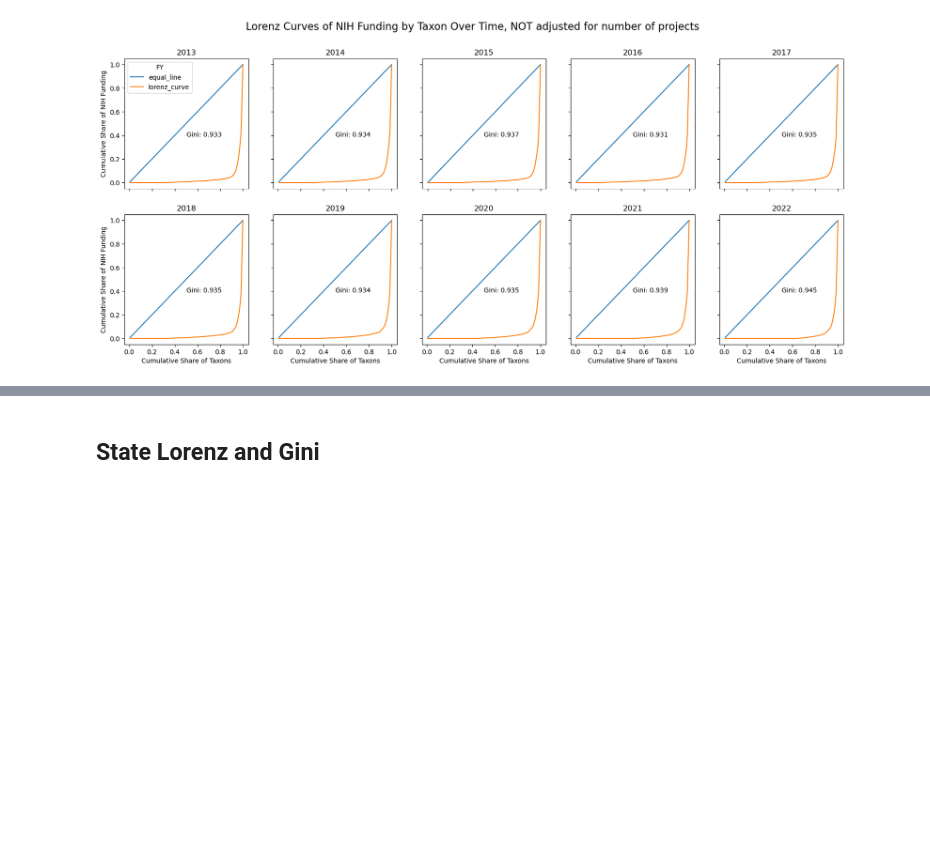
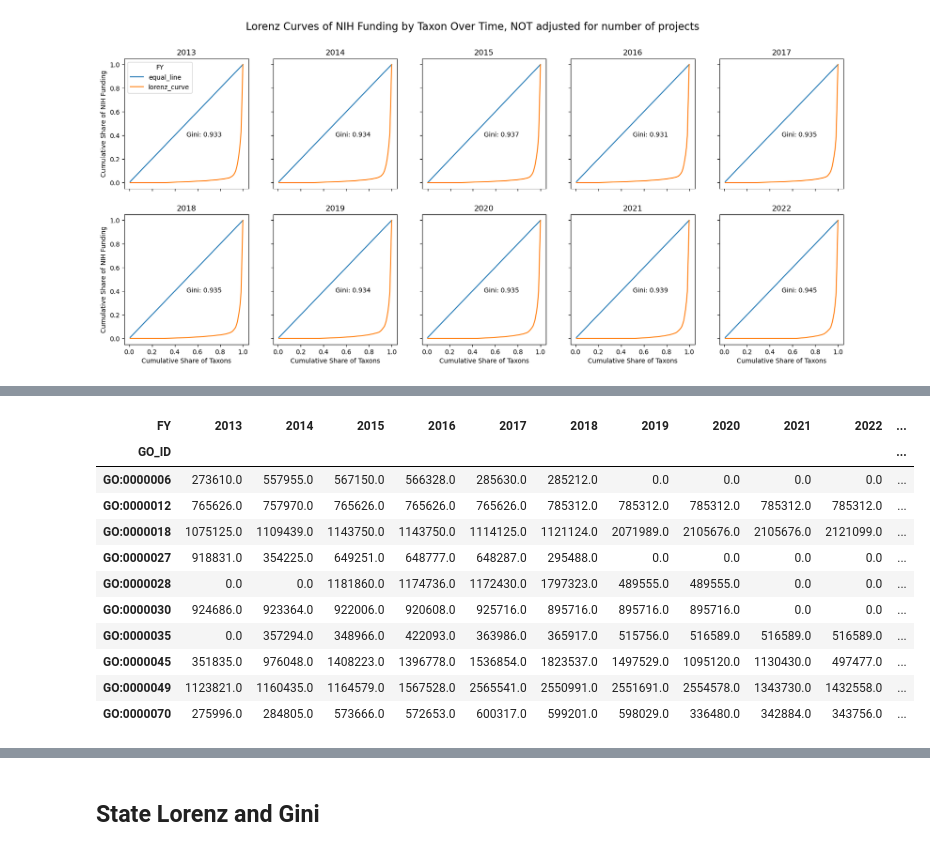
Before and after one commit to Moulica5374/NIH-Funding-Annotation-Analysis-Team-Project, a Jupyter notebook: Data_Analysis.ipynb, the cells around one changed output, grey strips where cells are left out. Saved outputs shown, nothing was run; the diff lists cells and outputs as text; code cells hidden in the pictures; blank space fills up the shorter version.

```diff
--- a/Data_Analysis.ipynb
+++ b/Data_Analysis.ipynb
@@ -1589,0 +1616,17 @@ for i, year in enumerate(range(2013, 2023)):
+# %%
+function_year_pivot = function_year_data.pivot(index='GO_ID', columns='FY', values='total_cost').fillna(0)
+function_year_pivot['num_functions'] = 1
+function_year_pivot.head(10)
+# %% [output]
+| FY | 2013 | 2014 | 2015 | 2016 | 2017 | 2018 | 2019 | 2020 | 2021 | 2022 | ... |
+| GO_ID |  |  |  |  |  |  |  |  |  |  | ... |
+| GO:0000006 | 273610.0 | 557955.0 | 567150.0 | 566328.0 | 285630.0 | 285212.0 | 0.0 | 0.0 | 0.0 | 0.0 | ... |
+| GO:0000012 | 765626.0 | 757970.0 | 765626.0 | 765626.0 | 765626.0 | 785312.0 | 785312.0 | 785312.0 | 785312.0 | 785312.0 | ... |
+| GO:0000018 | 1075125.0 | 1109439.0 | 1143750.0 | 1143750.0 | 1114125.0 | 1121124.0 | 2071989.0 | 2105676.0 | 2105676.0 | 2121099.0 | ... |
+| GO:0000027 | 918831.0 | 354225.0 | 649251.0 | 648777.0 | 648287.0 | 295488.0 | 0.0 | 0.0 | 0.0 | 0.0 | ... |
+| GO:0000028 | 0.0 | 0.0 | 1181860.0 | 1174736.0 | 1172430.0 | 1797323.0 | 489555.0 | 489555.0 | 0.0 | 0.0 | ... |
+| GO:0000030 | 924686.0 | 923364.0 | 922006.0 | 920608.0 | 925716.0 | 895716.0 | 895716.0 | 895716.0 | 0.0 | 0.0 | ... |
+| GO:0000035 | 0.0 | 357294.0 | 348966.0 | 422093.0 | 363986.0 | 365917.0 | 515756.0 | 516589.0 | 516589.0 | 516589.0 | ... |
+| GO:0000045 | 351835.0 | 976048.0 | 1408223.0 | 1396778.0 | 1536854.0 | 1823537.0 | 1497529.0 | 1095120.0 | 1130430.0 | 497477.0 | ... |
+| GO:0000049 | 1123821.0 | 1160435.0 | 1164579.0 | 1567528.0 | 2565541.0 | 2550991.0 | 2551691.0 | 2554578.0 | 1343730.0 | 1432558.0 | ... |
+| GO:0000070 | 275996.0 | 284805.0 | 573666.0 | 572653.0 | 600317.0 | 599201.0 | 598029.0 | 336480.0 | 342884.0 | 343756.0 | ... |
```
Also changed, not shown: parts of 7 cells of this notebook, 1 other file.
